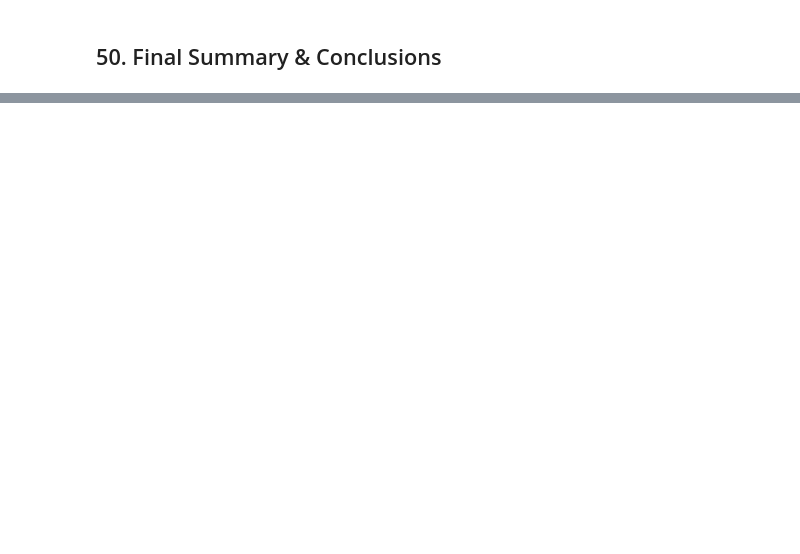
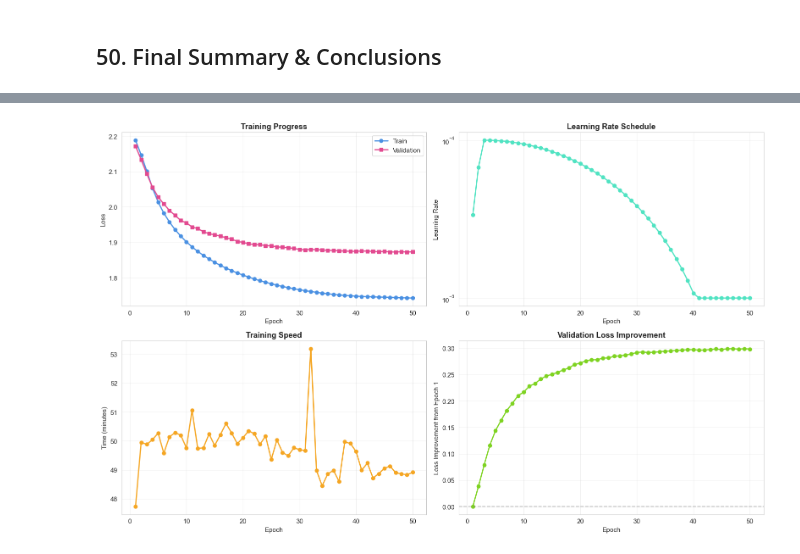
Before and after one commit to johnpospisil/piano-music-generator, a Jupyter notebook: piano_music_generator.ipynb, the cells around one changed output, grey strips where cells are left out. Drawn from its saved outputs; the diff is of its cells as text; code cells hidden in the pictures; blank space fills up the shorter version.

```diff
--- a/piano_music_generator.ipynb
+++ b/piano_music_generator.ipynb
@@ -3307,0 +3802,19 @@ print("=" * 70)
+# %%
+# Optional: Resume from previous training
+# Set to True if you want to resume, False to start fresh
+RESUME_TRAINING = False
+RESUME_CHECKPOINT = CHECKPOINT_DIR / 'best_model.pt'
+
+start_epoch = 1
+
+if RESUME_TRAINING and RESUME_CHECKPOINT.exists():
+    print(f"Resuming training from: {RESUME_CHECKPOINT}")
+    start_epoch, last_train_loss, last_val_loss = load_checkpoint(
+        model, full_optimizer, full_scheduler, RESUME_CHECKPOINT
+    )
+    start_epoch += 1  # Start from next epoch
+    print(f"Will resume from epoch {start_epoch}")
+else:
+    print("Starting fresh training from epoch 1")
+
+print(f"Training will run epochs {start_epoch} to {FULL_EPOCHS}")
@@ -3307,0 +3976,64 @@ print("=" * 70)
+# %%
+# Visualize training progress
+if len(full_history['train_loss']) > 0:
+    fig, axes = plt.subplots(2, 2, figsize=(16, 10))
+
+    epochs_trained = range(1, len(full_history['train_loss']) + 1)
+
+    # Loss curves
+    axes[0, 0].plot(epochs_trained, full_history['train_loss'], 'o-',
+                    label='Train', color='#4A90E2', linewidth=2, markersize=6)
+    axes[0, 0].plot(epochs_trained, full_history['val_loss'], 's-',
+                    label='Validation', color='#E24A90', linewidth=2, markersize=6)
+    axes[0, 0].set_xlabel('Epoch')
+    axes[0, 0].set_ylabel('Loss')
+    axes[0, 0].set_title('Training Progress', fontweight='bold')
+    axes[0, 0].legend()
+    axes[0, 0].grid(alpha=0.3)
+
+    # Learning rate
+    axes[0, 1].plot(epochs_trained, full_history['learning_rates'], 'o-',
+                    color='#50E3C2', linewidth=2, markersize=6)
+    axes[0, 1].set_xlabel('Epoch')
+    axes[0, 1].set_ylabel('Learning Rate')
+    axes[0, 1].set_title('Learning Rate Schedule', fontweight='bold')
+    axes[0, 1].set_yscale('log')
+    axes[0, 1].grid(alpha=0.3)
+
+    # Epoch times
+    axes[1, 0].plot(epochs_trained, [t/60 for t in full_history['epoch_times']], 'o-',
+                    color='#F5A623', linewidth=2, markersize=6)
+    axes[1, 0].set_xlabel('Epoch')
+    axes[1, 0].set_ylabel('Time (minutes)')
+    axes[1, 0].set_title('Training Speed', fontweight='bold')
+    axes[1, 0].grid(alpha=0.3)
+
+    # Loss improvement
+    if len(full_history['val_loss']) > 1:
+        improvements = [full_history['val_loss'][0] - loss for loss in full_history['val_loss']]
+        axes[1, 1].plot(epochs_trained, improvements, 'o-',
+                        color='#7ED321', linewidth=2, markersize=6)
+        axes[1, 1].axhline(y=0, color='gray', linestyle='--', alpha=0.5)
+        axes[1, 1].set_xlabel('Epoch')
+        axes[1, 1].set_ylabel('Loss Improvement from Epoch 1')
+        axes[1, 1].set_title('Validation Loss Improvement', fontweight='bold')
+        axes[1, 1].grid(alpha=0.3)
+
+    plt.tight_layout()
+    plt.show()
+
+    # Print summary statistics
+    print("\n" + "=" * 70)
+    print("TRAINING STATISTICS")
+    print("=" * 70)
+    print(f"\nEpochs completed: {len(full_history['train_loss'])}")
+    print(f"Best validation loss: {min(full_history['val_loss']):.4f}")
+    print(f"Latest validation loss: {full_history['val_loss'][-1]:.4f}")
+    print(f"Total improvement: {full_history['val_loss'][0] - min(full_history['val_loss']):.4f}")
+    print(f"Average epoch time: {sum(full_history['epoch_times'])/len(full_history['epoch_times'])/60:.1f} min")
+    print(f"Total training time: {sum(full_history['epoch_times'])/3600:.1f} hours")
+    print("=" * 70)
+else:
+    print("No training history available yet. Run the training cell first!")
+# %% [output]
+[figure, added]
```
Also changed, not shown: parts of 45 cells of this notebook, 21 other files.
